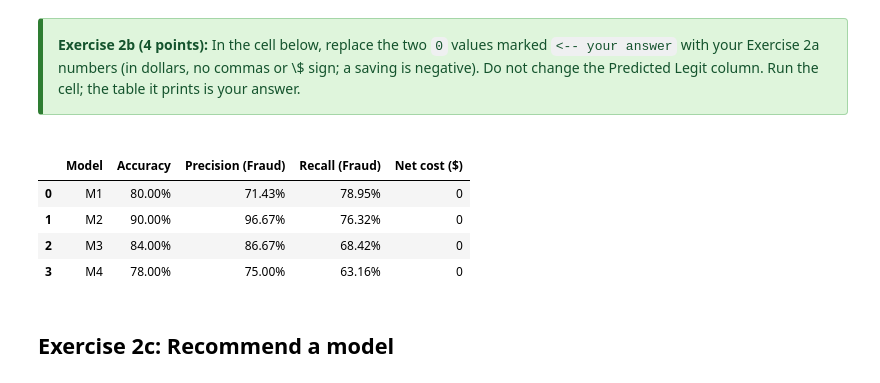
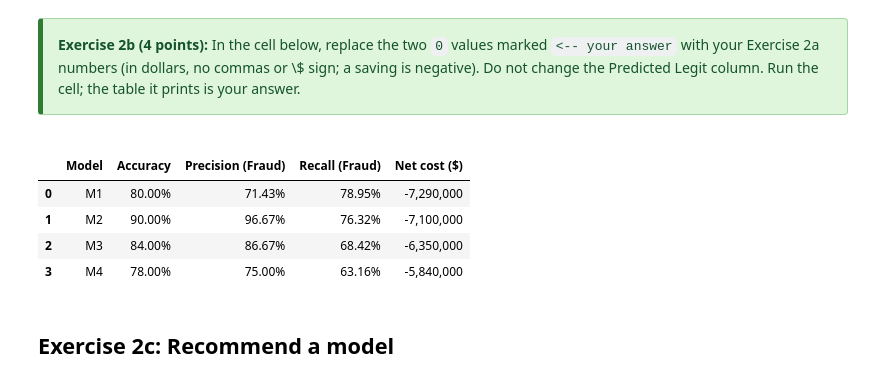
Before and after one commit to livs19sun/COMM-4259-Assignments, a Jupyter notebook: Assignment_03-Model_Evaluation.ipynb, the cells around one changed output. Saved outputs shown, nothing was run; the diff lists cells and outputs as text; code cells hidden in the pictures.

```diff
--- a/Assignment_03-Model_Evaluation.ipynb
+++ b/Assignment_03-Model_Evaluation.ipynb
@@ -264,35 +264,35 @@ The code below computes four numbers for each model, with **Fraud as the positiv
 # %%
 # Cost per account, analytics-driven practice minus current practice (savings are negative)
 #                 Predicted Fraud  Predicted Legit
-cost = np.array([[0,               0],     # Actual Fraud   <-- your answer in the first column
-                 [0,               0]])    # Actual Legit   <-- your answer in the first column
+cost = np.array([[-49000,               0],     # Actual Fraud   <-- your answer in the first column
+                 [1000,               0]])    # Actual Legit   <-- your answer in the first column
 
 # Confusion matrices: rows = actual (Fraud, Legit), columns = predicted (Fraud, Legit)
 models = {
     "M1": np.array([[150, 40], [60, 250]]),
     "M2": np.array([[145, 45], [5, 305]]),
     "M3": np.array([[130, 60], [20, 290]]),
     "M4": np.array([[120, 70], [40, 270]]),
 }
 
 rows = []
 for name, cm in models.items():
     TP, FN = cm[0, 0], cm[0, 1]   # actual Fraud: caught, missed
     FP, TN = cm[1, 0], cm[1, 1]   # actual Legit: audited for nothing, left alone
     rows.append({
         "Model": name,
         "Accuracy": f"{(TP + TN) / cm.sum():.2%}",
         "Precision (Fraud)": f"{TP / (TP + FP):.2%}",
         "Recall (Fraud)": f"{TP / (TP + FN):.2%}",
         "Net cost ($)": f"{(cm * cost).sum():,}",
     })
 pd.DataFrame(rows)
 # %% [output]
 |  | Model | Accuracy | Precision (Fraud) | Recall (Fraud) | Net cost ($) |
-| 0 | M1 | 80.00% | 71.43% | 78.95% | 0 |
-| 1 | M2 | 90.00% | 96.67% | 76.32% | 0 |
-| 2 | M3 | 84.00% | 86.67% | 68.42% | 0 |
-| 3 | M4 | 78.00% | 75.00% | 63.16% | 0 |
+| 0 | M1 | 80.00% | 71.43% | 78.95% | -7,290,000 |
+| 1 | M2 | 90.00% | 96.67% | 76.32% | -7,100,000 |
+| 2 | M3 | 84.00% | 86.67% | 68.42% | -6,350,000 |
+| 3 | M4 | 78.00% | 75.00% | 63.16% | -5,840,000 |
 # %% [markdown]
 ## Exercise 2c: Recommend a model
 # %% [markdown]
```
Also changed, not shown: parts of 2 cells of this notebook.
